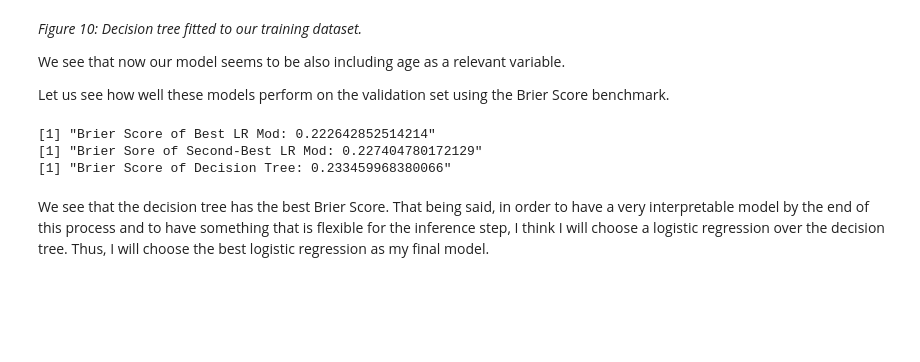
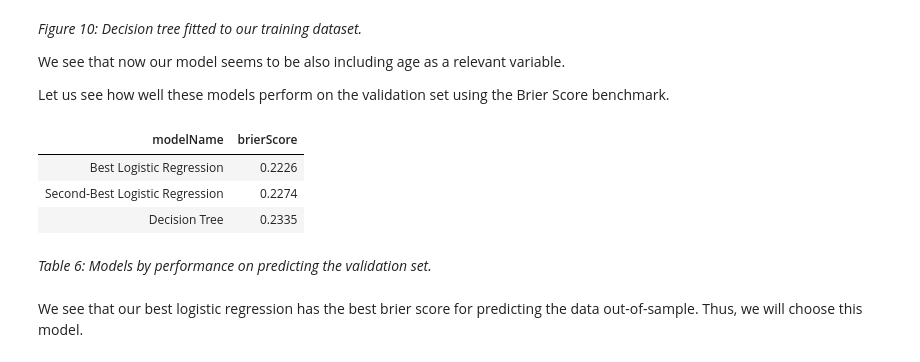
Before and after one commit to PLBMR/mentalHealthDataAnalysis, a Jupyter notebook: osmiMentalHealthInTech/analysis/modelSelection.ipynb, the cells around one changed output. Cells and saved outputs as stored; diff of their text form; code cells hidden in the pictures; blank space fills up the shorter version.

```diff
--- a/osmiMentalHealthInTech/analysis/modelSelection.ipynb
+++ b/osmiMentalHealthInTech/analysis/modelSelection.ipynb
@@ -492,20 +492,27 @@ Let us see how well these models perform on the validation set using the Brier S
 # %%
 #get their brier scores
 bestLRModBS = brierScore(bestLRMod.logr,valFrame)
 secondBestLRModBS = brierScore(secondBestLRMod.logr,valFrame)
 #calculate brier score of the decision tree
 decTreePredictions = predict(treeMod.tree,newdata = valFrame)
 decTreeBS = mean((valFrame$diagnosedWithMHD - decTreePredictions)^2)
 #print out information
-print(paste("Brier Score of Best LR Mod:",bestLRModBS))
-print(paste("Brier Sore of Second-Best LR Mod:",secondBestLRModBS))
-print(paste("Brier Score of Decision Tree:",decTreeBS))
+brierScoreFrame = data.frame(modelName = c("Best Logistic Regression",
+                                           "Second-Best Logistic Regression",
+                                           "Decision Tree"),
+                             brierScore = c(bestLRModBS,secondBestLRModBS,
+                                            decTreeBS))
+brierScoreFrame$brierScore = signif(brierScoreFrame$brierScore,sigLev + 1)
+brierScoreFrame
 # %% [output]
-[1] "Brier Score of Best LR Mod: 0.222642852514214"
-[1] "Brier Sore of Second-Best LR Mod: 0.227404780172129"
-[1] "Brier Score of Decision Tree: 0.233459968380066"
+| modelName | brierScore |
+| Best Logistic Regression | 0.2226 |
+| Second-Best Logistic Regression | 0.2274 |
+| Decision Tree | 0.2335 |
-# %% [markdown]
-We see that the decision tree has the best Brier Score. That being said, in order to have a very interpretable model by the end of this process and to have something that is flexible for the inference step, I think I will choose a logistic regression over the decision tree. Thus, I will choose the best logistic regression as my final model.
+# %% [markdown]
+_Table 6: Models by performance on predicting the validation set._
+# %% [markdown]
+We see that our best logistic regression has the best brier score for predicting the data out-of-sample. Thus, we will choose this model.
 # %%
 #get formula
 finalModelFormula = bestFormula
```
Also changed, not shown: 13 other files.
